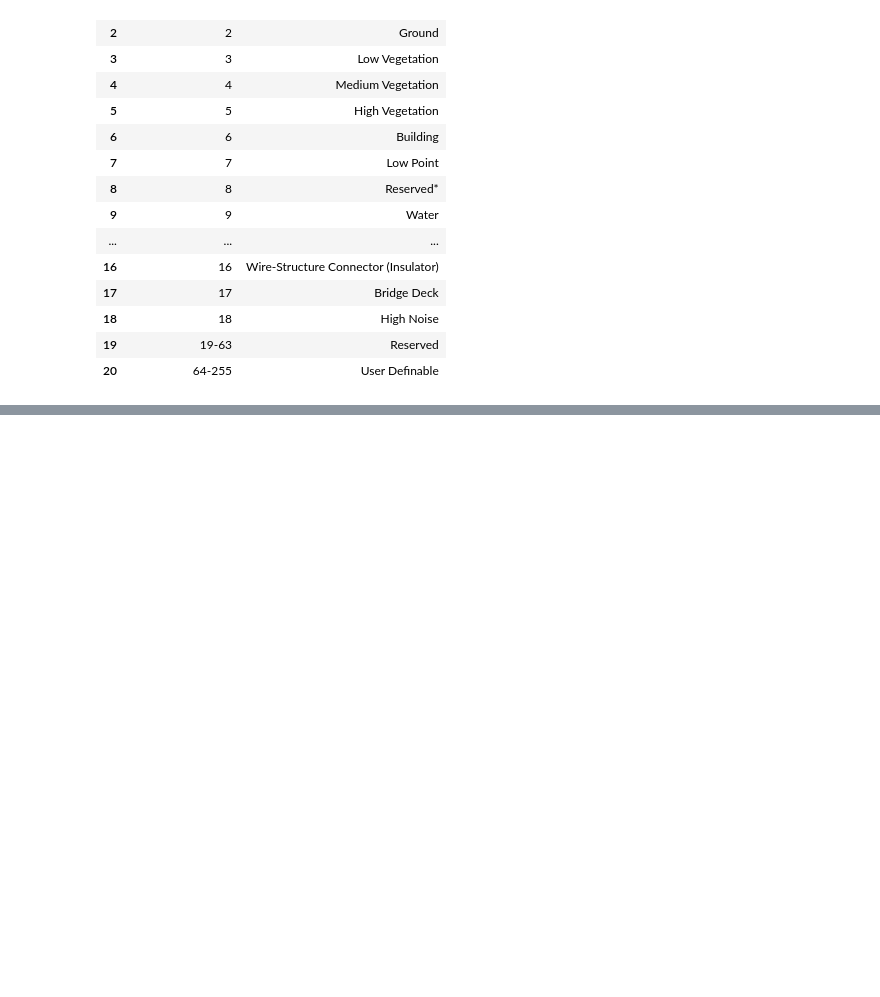
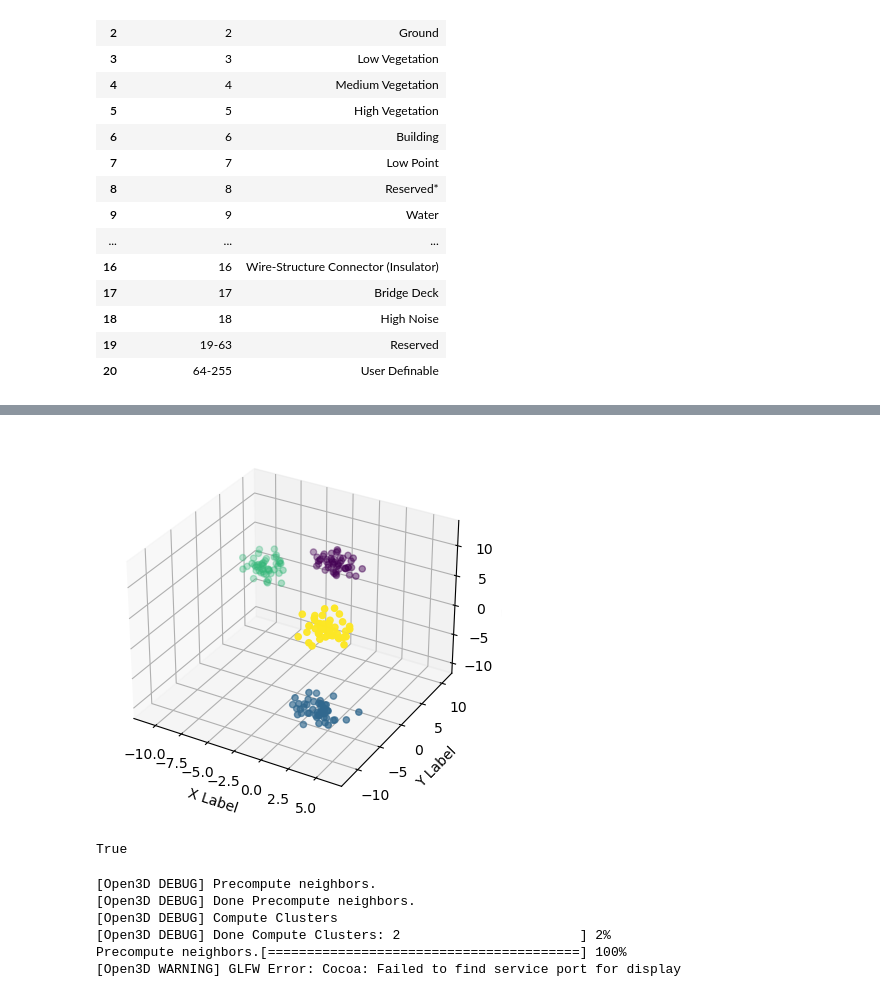
Before and after one commit to JuanCReyes1/lidar_processing, a Jupyter notebook: python38/laspy_open3d.ipynb, the cells around one changed output, grey strips where cells are left out. Saved outputs shown, nothing was run; the diff lists cells and outputs as text; code cells hidden in the pictures; blank space fills up the shorter version.

```diff
--- a/python38/laspy_open3d.ipynb
+++ b/python38/laspy_open3d.ipynb
@@ -343,0 +391,56 @@ classes_esri[1]
+# %%
+import numpy as np
+from sklearn.datasets import make_blobs
+import matplotlib.pyplot as plt
+from mpl_toolkits.mplot3d import Axes3D
+
+# Generate random 3-dimensional clusters
+X, y  = make_blobs(n_samples=200,centers= 4,cluster_std=1,n_features=3,random_state=42)
+
+# Plot the clusters in 3D
+fig = plt.figure()
+ax = fig.add_subplot(111, projection='3d')
+ax.scatter(X[:, 0], X[:, 1], X[:, 2], c=y)
+ax.set_xlabel('X Label')
+ax.set_ylabel('Y Label')
+ax.set_zlabel('Z Label')
+plt.show()
+# %% [output]
+[figure, added]
+# %%
+pcd = o3d.geometry.PointCloud()
+pcd.points = o3d.utility.Vector3dVector(X)
+o3d.io.write_point_cloud("./random_data.ply", pcd)
+
+
+ply_point_cloud = o3d.data.PLYPointCloud()
+pcd = o3d.io.read_point_cloud("random_data.ply")
+# %% [output]
+True
+# %%
+import numpy as np
+from sklearn.datasets import make_blobs
+import open3d as o3d
+
+# Generate random 3-dimensional clusters
+X, labels  = make_blobs(n_samples=20000,centers= 2,cluster_std=2,n_features=3,random_state=42)
+
+# Perform DBSCAN clustering on the data using Open3D
+pcd = o3d.geometry.PointCloud()
+pcd.points = o3d.utility.Vector3dVector(X)
+with o3d.utility.VerbosityContextManager(
+        o3d.utility.VerbosityLevel.Debug) as cm:
+    labels = np.array(pcd.cluster_dbscan(eps=1, min_points=10, print_progress=True))
+
+# Visualize the clusters using Open3D
+colors = np.random.rand(np.max(labels) + 1, 3)
+colors[0] = [0, 0, 0]  # set the color for unassigned points
+pcd.colors = o3d.utility.Vector3dVector(colors[labels])
+o3d.visualization.draw_geometries([pcd])
+# %% [output]
+[Open3D DEBUG] Precompute neighbors.
+[Open3D DEBUG] Done Precompute neighbors.
+[Open3D DEBUG] Compute Clusters
+[Open3D DEBUG] Done Compute Clusters: 2                       ] 2%
+Precompute neighbors.[========================================] 100%
+[Open3D WARNING] GLFW Error: Cocoa: Failed to find service port for display
```
Also changed, not shown: parts of 8 cells of this notebook.
